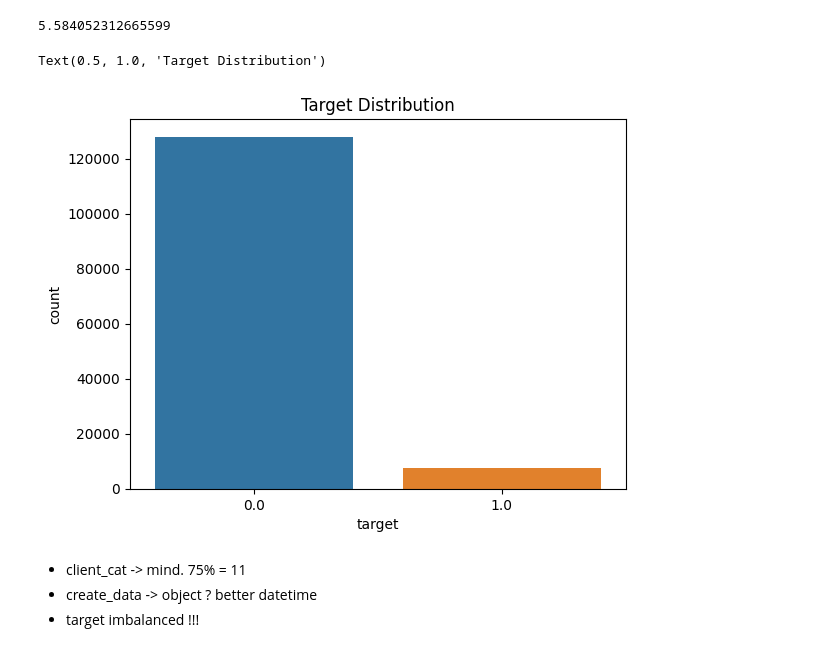
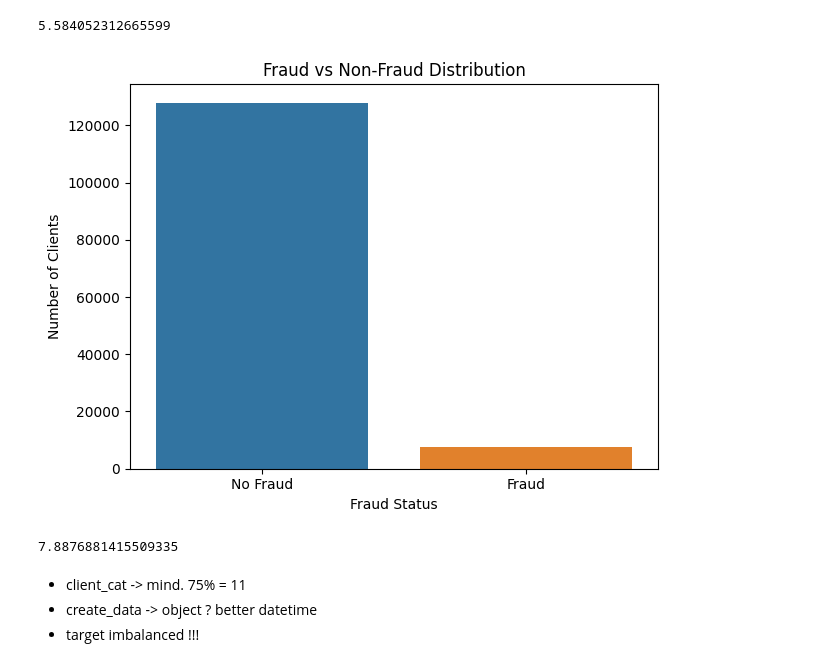
Before and after one commit to learnbh/ml-project, a Jupyter notebook: bea/bea_eda.ipynb, the cells around one changed output. Drawn from its saved outputs; the diff is of its cells as text; code cells hidden in the pictures.

```diff
--- a/bea/bea_eda.ipynb
+++ b/bea/bea_eda.ipynb
@@ -4,10 +4,10 @@ import matplotlib.pyplot as plt
 import numpy as np
 import seaborn as sns
 # %%
-client_train = pd.read_csv("data/client_train.csv")
-client_test = pd.read_csv("data/client_test.csv")
-invoice_train = pd.read_csv("data/invoice_train.csv")
-invoice_test = pd.read_csv("data/invoice_test.csv")
+client_train = pd.read_csv("../data/client_train.csv")
+client_test = pd.read_csv("../data/client_test.csv")
+invoice_train = pd.read_csv("../data/invoice_train.csv")
+invoice_test = pd.read_csv("../data/invoice_test.csv")
 # %%
 invoice_train.query("counter_coefficient == 6")
 # %% [output]
@@ -94,8 +94,15 @@ percent
 # %% [output]
 5.584052312665599
 # %%
-sns.countplot(x="target", data=client_train)
-plt.title("Target Distribution")
+ax = sns.countplot(x="target",
+              data=client_train)
+
+ax.set_xlabel("Fraud Status")
+ax.set_ylabel("Number of Clients")
+ax.set_xticklabels(["No Fraud", "Fraud"])
+
+plt.title("Fraud vs Non-Fraud Distribution")
+plt.tight_layout()
+plt.show()
 # %% [output]
-Text(0.5, 1.0, 'Target Distribution')
-[figure, old version]
+[figure, new version]
@@ -102,3 +111,10 @@ Text(0.5, 1.0, 'Target Distribution')
+# %%
+target_1 = invoice_client.query("target == 1").shape[0]
+target_0 = invoice_client.query("target == 0").shape[0]
+percent = (target_1 / (target_1 + target_0)) * 100
+percent
+# %% [output]
+7.8876881415509335
 # %% [markdown]
 - client_cat -> mind. 75% = 11
 - create_data -> object ? better datetime
```
Also changed, not shown: parts of 1 cell of this notebook, 6 other files.
